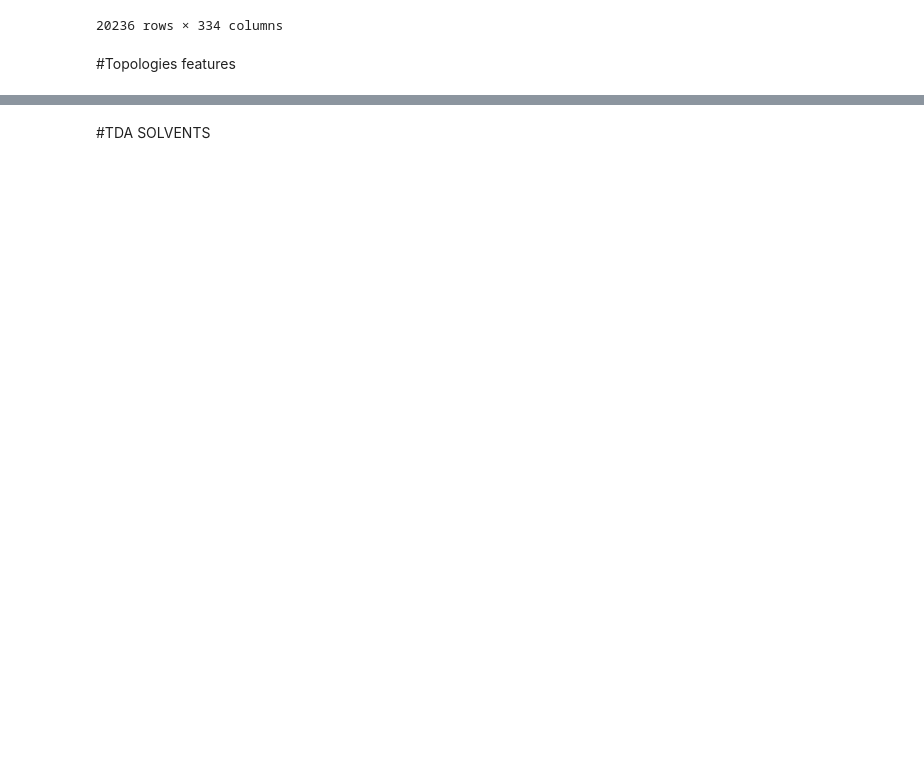
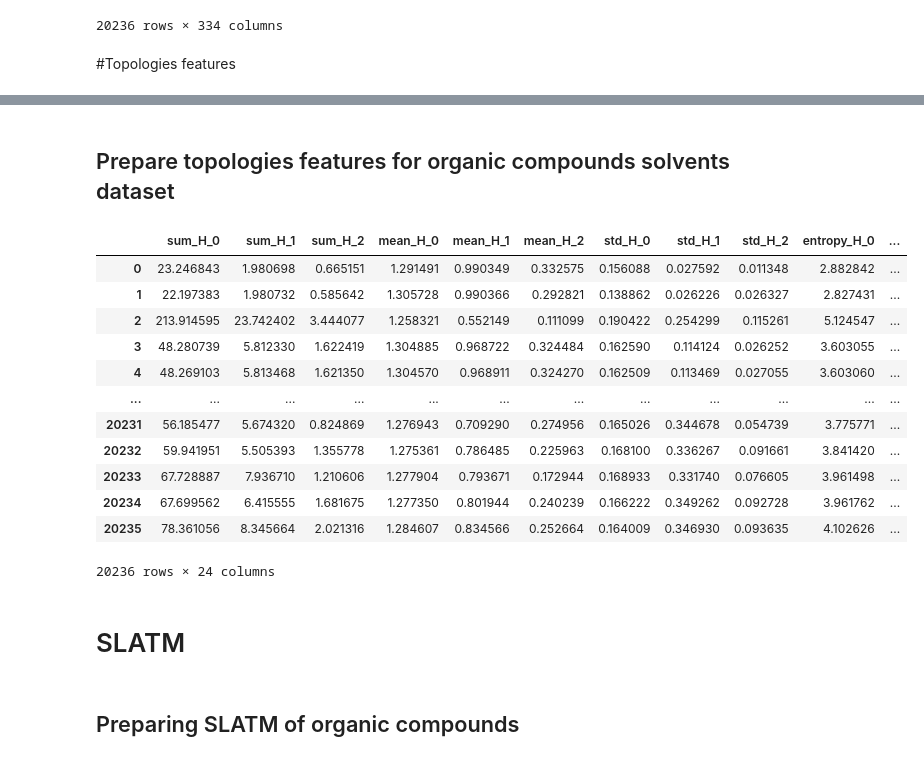
Before and after one commit to Yagr49/Photocatalyst_NN, a Jupyter notebook: notebooks/Preparation_of_datasets.ipynb, the cells around one changed output, grey strips where cells are left out. Drawn from its saved outputs; the diff is of its cells as text; code cells hidden in the pictures; blank space fills up the shorter version.

```diff
--- a/notebooks/Preparation_of_datasets.ipynb
+++ b/notebooks/Preparation_of_datasets.ipynb
@@ -246,8 +255,32 @@ for filename in tqdm(os.listdir(folder_1)):
     with open(f"/content/drive/MyDrive/XYZ_topologies/diagrams_basic_{disk_loc}.pkl", "wb") as f:
       pickle.dump(diagrams_basic, f)
     check_files.append(filename)
-# %% [markdown]
-#TDA SOLVENTS
+# %%
+import os
+import pickle
+list_of_feature = []
+folder = '/content/drive/MyDrive/XYZ_topologies/'
+for filename in tqdm(os.listdir(folder)):
+    with open(f"{folder}/{filename}", "rb") as f:
+      diagrams_basic = pickle.load(f)
+    local_conc = []
+    local_sum = []
+    name = filename.split('.')[0]
+    print(name)
+    sum_v, concat_v = calculate_tda_feature(diagrams_basic)
+    local_conc.append(concat_v)
+    local_sum.append(sum_v)
+    print('Sum_and_conc is OK!')
+    df_sum = pd.DataFrame(np.array(local_sum))
+    df_sum.to_csv(f'/content/tda_feature/{name}_sum.csv') # to make zip archive locally
+    df_sum.to_csv(f'/content/drive/MyDrive/tda_feature/{name}_sum.csv')
+    df_conc = pd.DataFrame(np.array(local_conc))
+    df_conc.to_csv(f'/content/tda_feature/{name}_conc.csv')
+    df_conc.to_csv(f'/content/drive/MyDrive/tda_feature_solv/{name}_conc.csv')
+    list_of_feature.append(np.array(local_conc))
+    print('DF is LOAD!')
+# %% [markdown]
+## Prepare topologies features for organic compounds solvents dataset
 # %%
 folder_1='/content/Solvent'
 try_count = 0
@@ -282,7 +313,7 @@ print((try_count,except_count))
 # %%
 import os
 import pickle
-list_of_feature = []
+list_of_feature_solv = []
 folder = '/content/drive/MyDrive/XYZ_topologies_solv/'
 folder_2 = ''
 for filename in tqdm(os.listdir(folder)):
@@ -295,15 +326,38 @@ for filename in tqdm(os.listdir(folder)):
     print(name)
     #for i in range(len(list_of_matrix)):
         #print(i)
-    sum_v, concat_v = calculate_tda_feature_attention(diagrams_basic)
+    sum_v, concat_v = calculate_tda_feature(diagrams_basic)
     local_conc.append(concat_v)
     local_sum.append(sum_v)
     print('Sum_and_conc is OK!')
     df_sum = pd.DataFrame(np.array(local_sum))
-    df_sum.to_csv(f'/content/tda_feature_solv/{name}_sum.csv')
+    df_sum.to_csv(f'/content/tda_feature_solv/{name}_sum.csv') # to make zip archive locally
     df_sum.to_csv(f'/content/drive/MyDrive/tda_feature_solv/{name}_sum.csv')
     df_conc = pd.DataFrame(np.array(local_conc))
-    df_conc.to_csv(f'/content/tda_feature_solv/{name}_conc.csv')
-    df_conc.to_csv(f'/content/drive/MyDrive/tda_feature_solv/{name}_sum.csv')
-    list_of_feature.append(np.array(local_conc))
+    df_conc.to_csv(f'/content/tda_feature_solv/{name}_conc.csv') # to make zip archive locally
+    df_conc.to_csv(f'/content/drive/MyDrive/tda_feature_solv/{name}_conc.csv')
+    list_of_feature_solv.append(np.array(local_conc))
     print('DF is LOAD!')
+# %%
+df_org = pd.DataFrame(np.squeeze(np.array(list_of_feature),axis=1), columns = ['sum_H_0', 'sum_H_1','sum_H_2', 'mean_H_0', 'mean_H_1','mean_H_2', 'std_H_0', 'std_H_1','std_H_2', 'entropy_H_0', 'entropy_H_1','entropy_H_2']).fillna(0.0)
+df_solv = pd.DataFrame(np.squeeze(np.array(list_of_feature_solv),axis=1), columns = ['solv_sum_H_0', 'solv_sum_H_1','solv_sum_H_2', 'solv_mean_H_0', 'solv_mean_H_1','solv_mean_H_2', 'solv_std_H_0', 'solv_std_H_1','solv_std_H_2', 'solv_entropy_H_0', 'solv_entropy_H_1','solv_entropy_H_2']).fillna(0.0)
+df_full = pd.concat([df_org,df_solv],axis=1)
+df_full
+# %% [output]
+|  | sum_H_0 | sum_H_1 | sum_H_2 | mean_H_0 | mean_H_1 | mean_H_2 | std_H_0 | std_H_1 | std_H_2 | entropy_H_0 | ... |
+| 0 | 23.246843 | 1.980698 | 0.665151 | 1.291491 | 0.990349 | 0.332575 | 0.156088 | 0.027592 | 0.011348 | 2.882842 | ... |
+| 1 | 22.197383 | 1.980732 | 0.585642 | 1.305728 | 0.990366 | 0.292821 | 0.138862 | 0.026226 | 0.026327 | 2.827431 | ... |
+| 2 | 213.914595 | 23.742402 | 3.444077 | 1.258321 | 0.552149 | 0.111099 | 0.190422 | 0.254299 | 0.115261 | 5.124547 | ... |
+| 3 | 48.280739 | 5.812330 | 1.622419 | 1.304885 | 0.968722 | 0.324484 | 0.162590 | 0.114124 | 0.026252 | 3.603055 | ... |
+| 4 | 48.269103 | 5.813468 | 1.621350 | 1.304570 | 0.968911 | 0.324270 | 0.162509 | 0.113469 | 0.027055 | 3.603060 | ... |
+| ... | ... | ... | ... | ... | ... | ... | ... | ... | ... | ... | ... |
+| 20231 | 56.185477 | 5.674320 | 0.824869 | 1.276943 | 0.709290 | 0.274956 | 0.165026 | 0.344678 | 0.054739 | 3.775771 | ... |
+| 20232 | 59.941951 | 5.505393 | 1.355778 | 1.275361 | 0.786485 | 0.225963 | 0.168100 | 0.336267 | 0.091661 | 3.841420 | ... |
+| 20233 | 67.728887 | 7.936710 | 1.210606 | 1.277904 | 0.793671 | 0.172944 | 0.168933 | 0.331740 | 0.076605 | 3.961498 | ... |
+| 20234 | 67.699562 | 6.415555 | 1.681675 | 1.277350 | 0.801944 | 0.240239 | 0.166222 | 0.349262 | 0.092728 | 3.961762 | ... |
+| 20235 | 78.361056 | 8.345664 | 2.021316 | 1.284607 | 0.834566 | 0.252664 | 0.164009 | 0.346930 | 0.093635 | 4.102626 | ... |
+20236 rows × 24 columns
+# %% [markdown]
+# SLATM
+# %% [markdown]
+## Preparing SLATM of organic compounds
```
Also changed, not shown: parts of 34 cells of this notebook.
